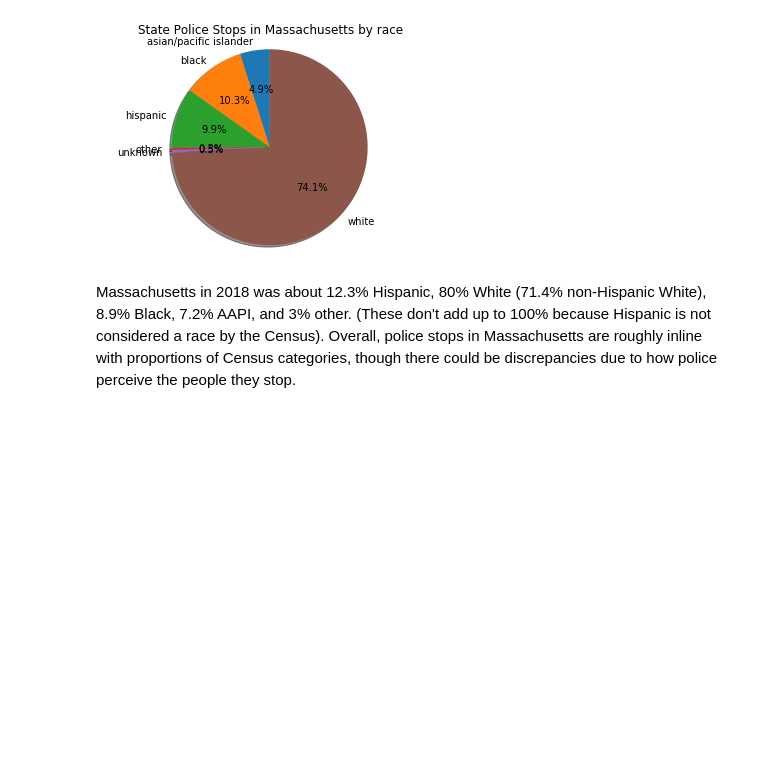
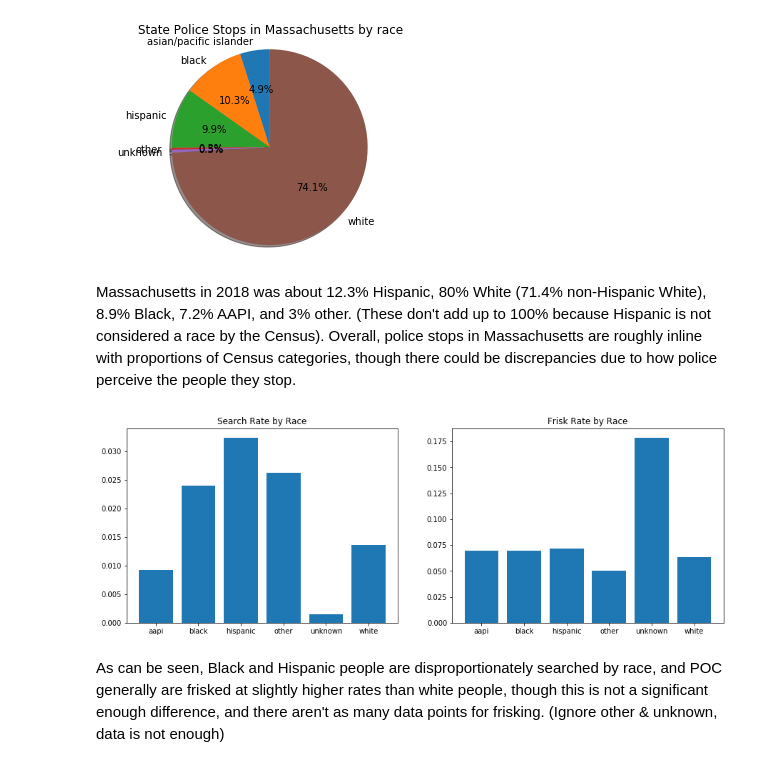
Before and after one commit to jeffreyshen19/blog, a Jupyter notebook: _code/police-stops/Police Stops.ipynb, the cells around one changed output. Drawn from its saved outputs; the diff is of its cells as text; code cells hidden in the pictures; blank space fills up the shorter version.

Commit message:
add search data

```diff
--- a/_code/police-stops/Police Stops.ipynb
+++ b/_code/police-stops/Police Stops.ipynb
@@ -56,6 +56,36 @@ plt.show()
 [figure]
 # %% [markdown]
 Massachusetts in 2018 was about 12.3% Hispanic, 80% White (71.4% non-Hispanic White), 8.9% Black, 7.2% AAPI, and 3% other. (These don't add up to 100% because Hispanic is not considered a race by the Census). Overall, police stops in Massachusetts are roughly inline with proportions of Census categories, though there could be discrepancies due to how police perceive the people they stop.
+# %%
+fig, (ax1, ax2) = plt.subplots(1, 2, figsize = (15,5))
+
+# Search rate, by race
+search_by_race = df.groupby(['subject_race', 'search_conducted'])['raw_row_number'].nunique()
+
+labels = ["aapi", "black", "hispanic", "other", "unknown", "white"]
+search_rate = []
+
+for i in range(0, 2 * len(labels), 2):
+    search_rate.append(search_by_race[i + 1] / (search_by_race[i] + search_by_race[i + 1]))
+
+ax1.bar(labels, search_rate)
+ax1.set_title('Search Rate by Race')
+
+# Frisk rate, by race
+frisk_by_race = df.groupby(['subject_race', 'frisk_performed'])['raw_row_number'].nunique()
+frisk_rate = []
+
+for i in range(0, 2 * len(labels), 2):
+    frisk_rate.append(frisk_by_race[i + 1] / (frisk_by_race[i] + frisk_by_race[i + 1]))
+
+ax2.bar(labels, frisk_rate)
+ax2.set_title('Frisk Rate by Race')
+
+plt.show()
+# %% [output]
+[figure, added]
+# %% [markdown]
+As can be seen, Black and Hispanic people are disproportionately searched by race, and POC generally are frisked at slightly higher rates than white people, though this is not a significant enough difference, and there aren't as many data points for frisking. (Ignore other & unknown, data is not enough)
 # %%
 # TODO: look at search_conducted, frisk_performed, search_basis,
 # contraband_(found, drugs, weapons, alcohol, other), search_basis, arrest_made, citation_issued, warning_issued,
```
Also changed, not shown: parts of 1 cell of this notebook.
